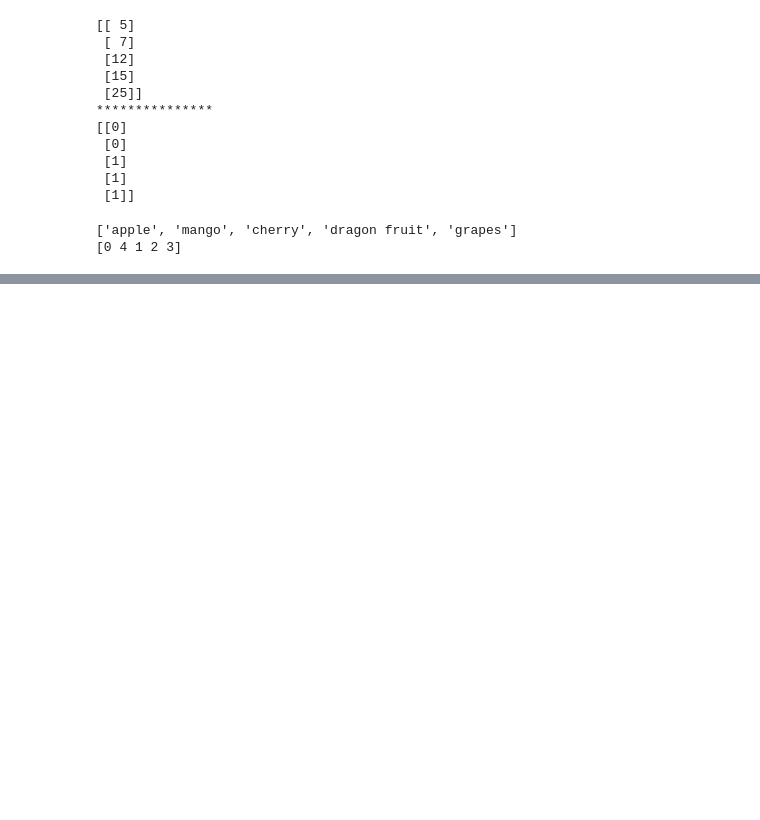
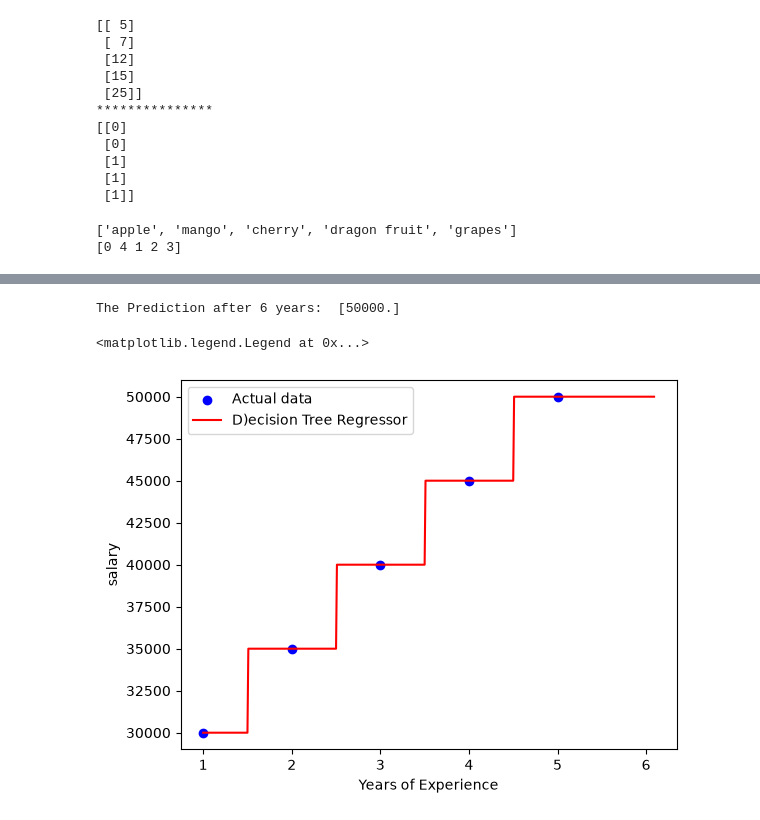
Before and after one commit to janvizinzuvadiya/mca_sem3_ml, a Jupyter notebook: Unit 2/unit2.ipynb, the cells around one changed output, grey strips where cells are left out. Drawn from its saved outputs; the diff is of its cells as text; code cells hidden in the pictures; blank space fills up the shorter version.

```diff
--- a/Unit 2/unit2.ipynb
+++ b/Unit 2/unit2.ipynb
@@ -135,0 +165,29 @@ print(op)
+# %%
+import numpy as np
+import matplotlib.pyplot as plt
+from sklearn.tree import DecisionTreeRegressor
+
+x = np.array([[1],[2],[3],[4],[5]])
+y = np.array([[30000],[35000],[40000],[45000],[50000]])
+
+model = DecisionTreeRegressor(max_depth = 3)
+model.fit(x,y)
+
+predicted_sal = model.predict([[6]])
+print('The Prediction after 6 years: ',predicted_sal)
+
+x1 = np.arange(1,6.1,0.01).reshape(-1,1) # 1 column, no. od row will be set automatically
+y1 = model.predict(x1)
+
+# print(type(x1))
+# print(x1)
+
+plt.scatter(x,y,color='blue',label='Actual data')
+plt.plot(x1,y1,color='red',label='D)ecision Tree Regressor')
+plt.xlabel('Years of Experience')
+plt.ylabel('salary')
+plt.legend()
+# %% [output]
+The Prediction after 6 years:  [50000.]
+<matplotlib.legend.Legend at 0x...>
+[figure, added]
```
Also changed, not shown: parts of 2 cells of this notebook.
